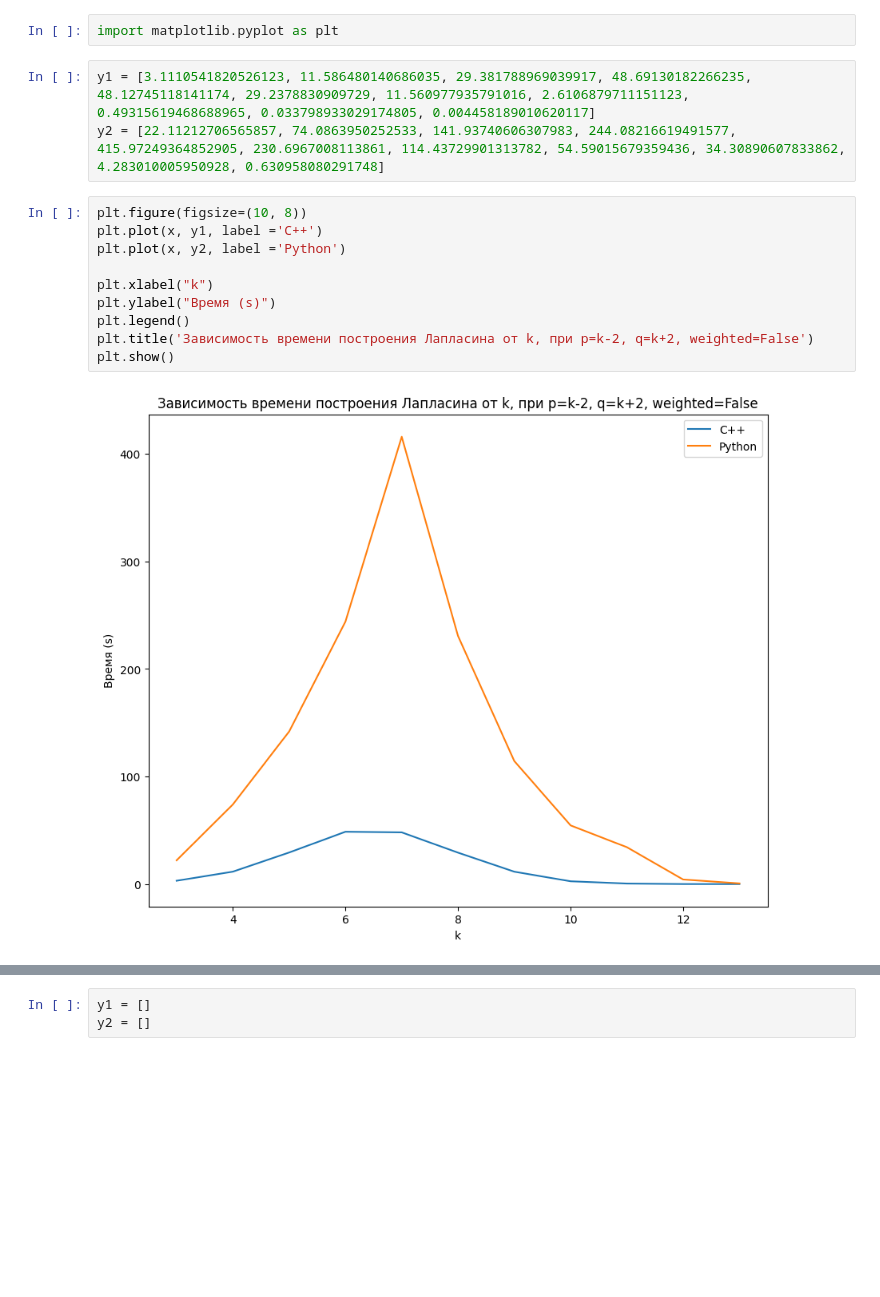
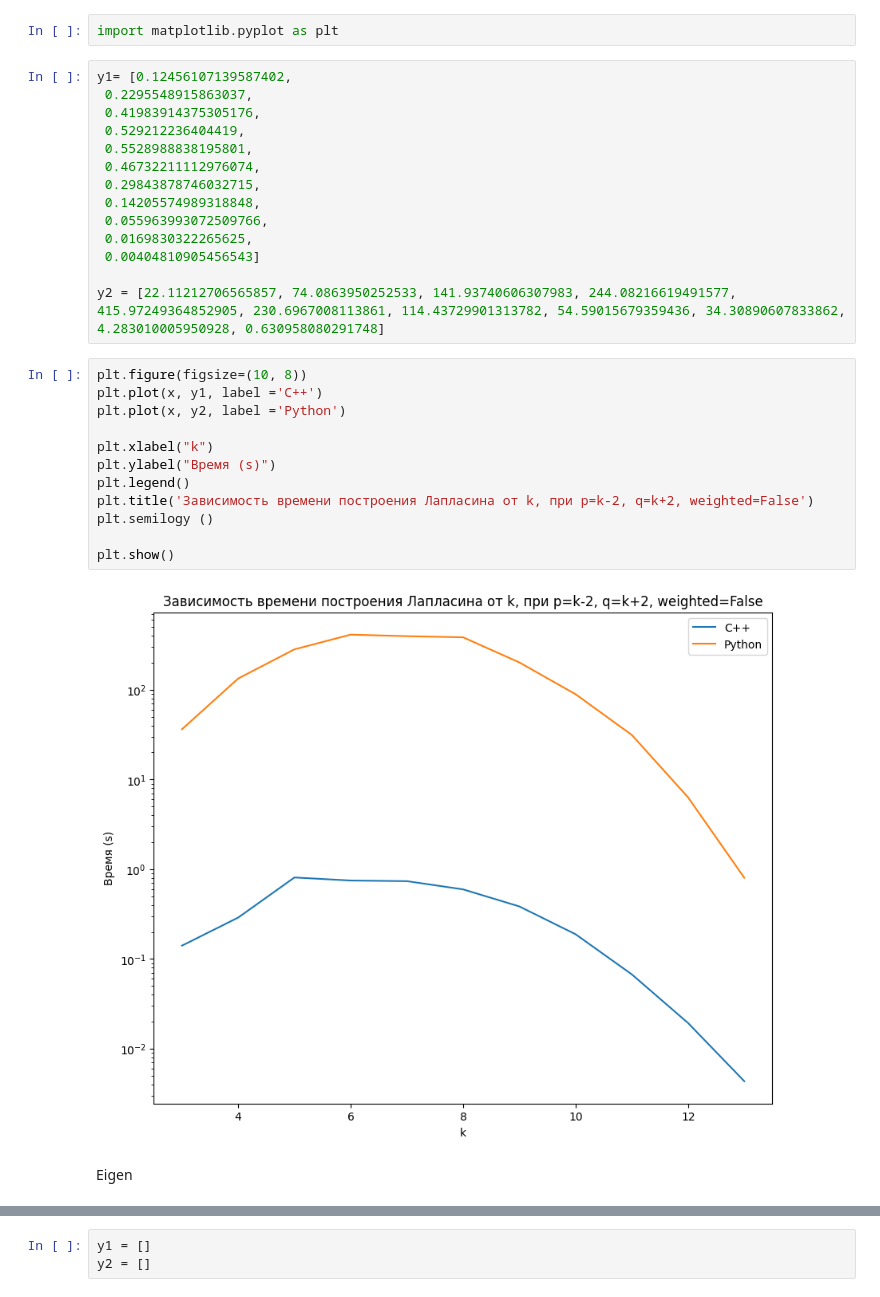
Before and after one commit to mostony/SimplicialExtended, a Jupyter notebook: datasets/chess_games/chess.ipynb, the cells around one changed output, grey strips where cells are left out. Cells and saved outputs as stored; diff of their text form; blank space fills up the shorter version.

```diff
--- a/datasets/chess_games/chess.ipynb
+++ b/datasets/chess_games/chess.ipynb
@@ -452,17 +505,32 @@ for k in x:
 # %%
 import matplotlib.pyplot as plt
 # %%
-y1 = [3.1110541820526123, 11.586480140686035, 29.381788969039917, 48.69130182266235, 48.12745118141174, 29.2378830909729, 11.560977935791016, 2.6106879711151123, 0.49315619468688965, 0.033798933029174805, 0.004458189010620117]
+y1= [0.12456107139587402,
+ 0.2295548915863037,
+ 0.41983914375305176,
+ 0.529212236404419,
+ 0.5528988838195801,
+ 0.46732211112976074,
+ 0.29843878746032715,
+ 0.14205574989318848,
+ 0.055963993072509766,
+ 0.0169830322265625,
+ 0.00404810905456543]
+
 y2 = [22.11212706565857, 74.0863950252533, 141.93740606307983, 244.08216619491577, 415.97249364852905, 230.6967008113861, 114.43729901313782, 54.59015679359436, 34.30890607833862, 4.283010005950928, 0.630958080291748]
 # %%
 plt.figure(figsize=(10, 8))
 plt.plot(x, y1, label ='C++')
 plt.plot(x, y2, label ='Python')
 
 plt.xlabel("k")
 plt.ylabel("Время (s)")
 plt.legend()
 plt.title('Зависимость времени построения Лапласина от k, при p=k-2, q=k+2, weighted=False')
+plt.semilogy ()
+
 plt.show()
 # %% [output]
-[figure, old version]
+[figure, new version]
+# %% [markdown]
+Eigen
```
Also changed, not shown: parts of 91 cells of this notebook, 8 other files.
